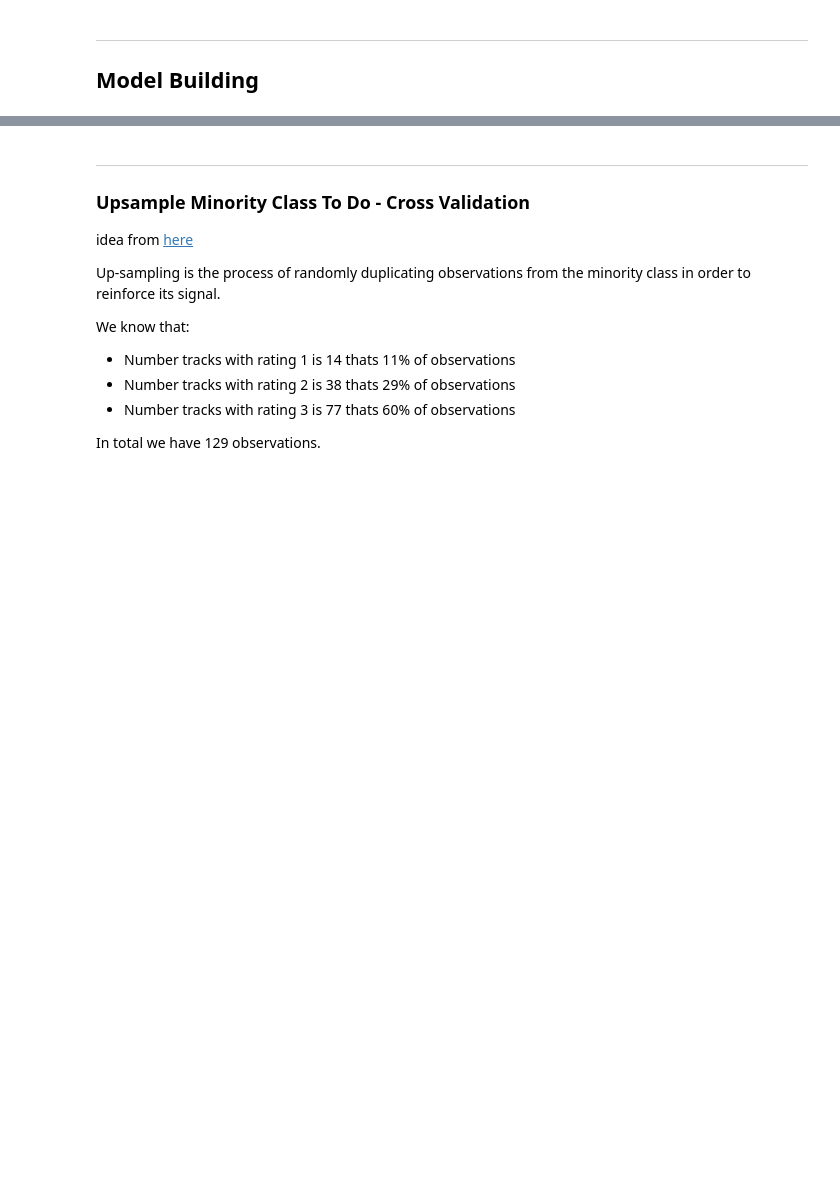
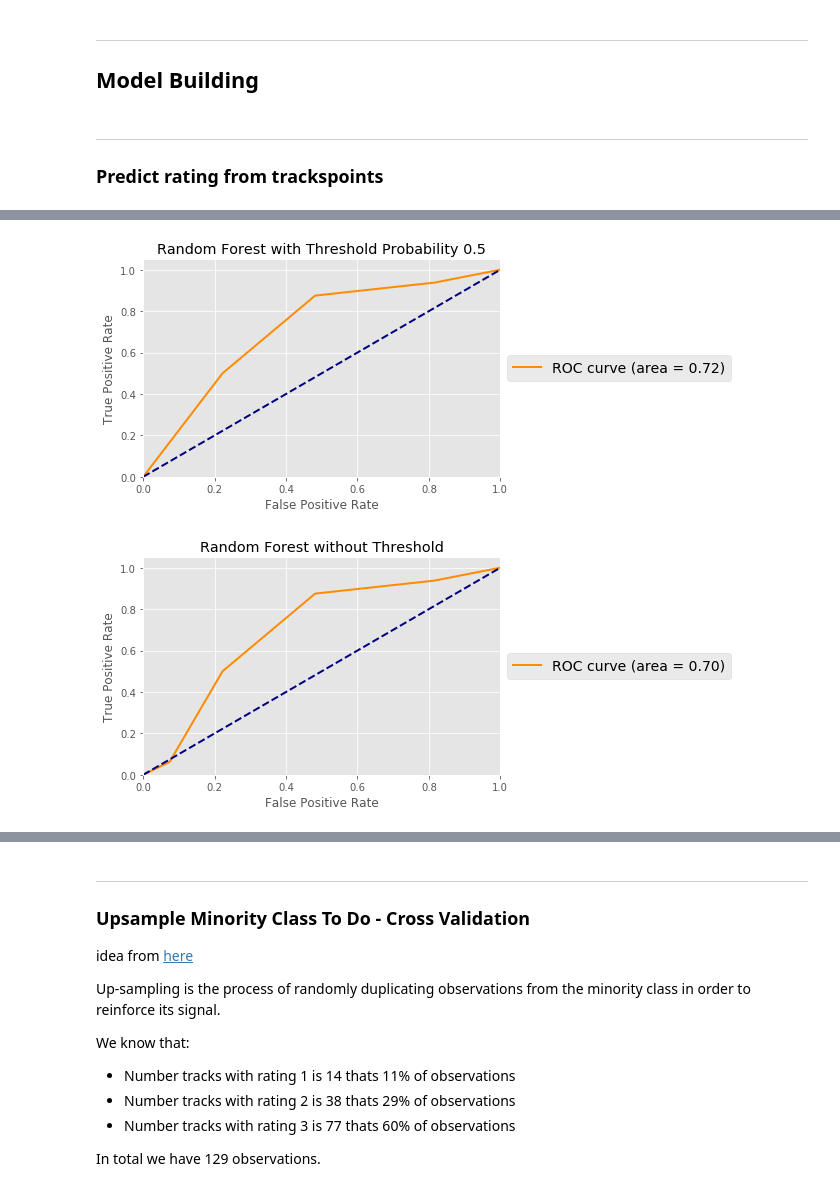
Before and after one commit to MoBran/bi2_project, a Jupyter notebook: src/model_building.ipynb, the cells around one changed output, grey strips where cells are left out. Drawn from its saved outputs; the diff is of its cells as text; code cells hidden in the pictures; blank space fills up the shorter version.

Commit message:
added models for trackspoints data set

```diff
--- a/src/model_building.ipynb
+++ b/src/model_building.ipynb
@@ -65,0 +103,17 @@ if "id" in feature_engineered_tracks.columns:
+# %%
+from sklearn.preprocessing import scale
+
+trackspoints_per_timeinterval = pd.read_csv(os.path.join(datadir_trackspoints,"trackspoints_per_time_interval_10_and_max_time_40.csv"),
+                                        index_col = "track_id")
+
+
+trackspoints_per_timeinterval = rescale_gps_data(trackspoints_per_timeinterval,
+                                                 scale=1000)
+ratings = trackspoints_per_timeinterval["rating"]
+colnames = list(trackspoints_per_timeinterval.drop("rating",axis=1).columns.values)
+trackspoints_per_timeinterval = pd.DataFrame(scale(trackspoints_per_timeinterval.drop("rating",axis=1)),
+                                         columns=colnames,
+                                         index=list(trackspoints_per_timeinterval.index))
+
+trackspoints_per_timeinterval["rating"] = ratings
+trackspoints_per_timeinterval.head(10)
@@ -74,3 +140,64 @@ random_state = 1
 drop_columns = ["time","speed","daytime_end_sinus",
                 "daytime_end_cosinus", "rating"]
 test_size = 0.20
+# %% [markdown]
+----
+### Predict rating from trackspoints
+# %%
+from sklearn.ensemble import RandomForestClassifier
+from model.train_model import report_model_performance
+from visualization.visualize import plot_ROC_curve
+from sklearn.metrics import accuracy_score
+
+features_to_use = trackspoints_per_timeinterval
+
+# Train Test Split
+y = list(features_to_use["rating"])
+y = [1 if (i==1 or i==2) else 0 for i in y]
+print("Number of 1: ", sum([1 if i==1 else 0 for i in y]))
+print("Number of 0: ", sum([1 if i==0 else 0 for i in y]))
+y = np.array(y)
+X_train, X_test, y_train, y_test = train_test_split(features_to_use.drop("rating",axis=1),
+                                                    y, test_size=0.33, random_state=random_state)
+
+
+pipe_rf = Pipeline([('clf', RandomForestClassifier())])
+param_grid = [{'clf__n_estimators': [5,10,15,20],
+                'clf__criterion': ["gini","entropy"],
+                'clf__max_features': ['auto','sqrt','log2'],
+                'clf__random_state': [random_state,123,4,5],
+                'clf__class_weight': ["balanced"]}
+             ]
+gs = GridSearchCV(estimator=pipe_rf,
+                   param_grid=param_grid,
+                   scoring='roc_auc',
+                   #refit="roc_auc",
+                   cv=5)
+gs = gs.fit(X_train, y_train)
+print("Best Score: ",gs.best_score_)
+print("Best Parameters: \n", gs.best_params_)
+
+
+classifier = gs.best_estimator_
+
+classifier = classifier.fit(X_train, y_train)
+y_score = classifier.predict_proba(X_test)
+
+probability_threshold = 0.5
+traffic_jam_prediction = [1 if prob[1] >= probability_threshold else 0 \
+                          for prob in y_score]
+traffic_jam_probabilities = [0.99 if prob[1] >= probability_threshold else prob[1] \
+                          for prob in y_score]
+
+print("Mean Accuracy no Threshold:\t ", round(classifier.score(X_test,y_test),3))
+print("Mean Accuracy with Threshold:\t ", round(accuracy_score(traffic_jam_prediction,y_test),3))
+print("prediction probabilities:\n",pd.DataFrame(y_score[0:5],columns=[0,1]))
+print("Apply probability threshold at: ", probability_threshold)
+print("Prediction:\n", traffic_jam_prediction[0:10])
+print("True Label:\n", [i for i in y_test[0:10]])
+print("\nConfusion Matrix: \n",confusion_matrix(y_test,traffic_jam_prediction))
+
+prediction_probabilities_class_1 = y_score[:,1]
+plot_ROC_curve(y_test, traffic_jam_probabilities, title="Random Forest with Threshold Probability " + str(probability_threshold) )
+plot_ROC_curve(y_test, prediction_probabilities_class_1, title="Random Forest without Threshold")
+# %% [output]
@@ -76,0 +221,2 @@ test_size = 0.20
+[figure, added]
+[figure, added]
```
Also changed, not shown: parts of 30 cells of this notebook, 1 other file.
